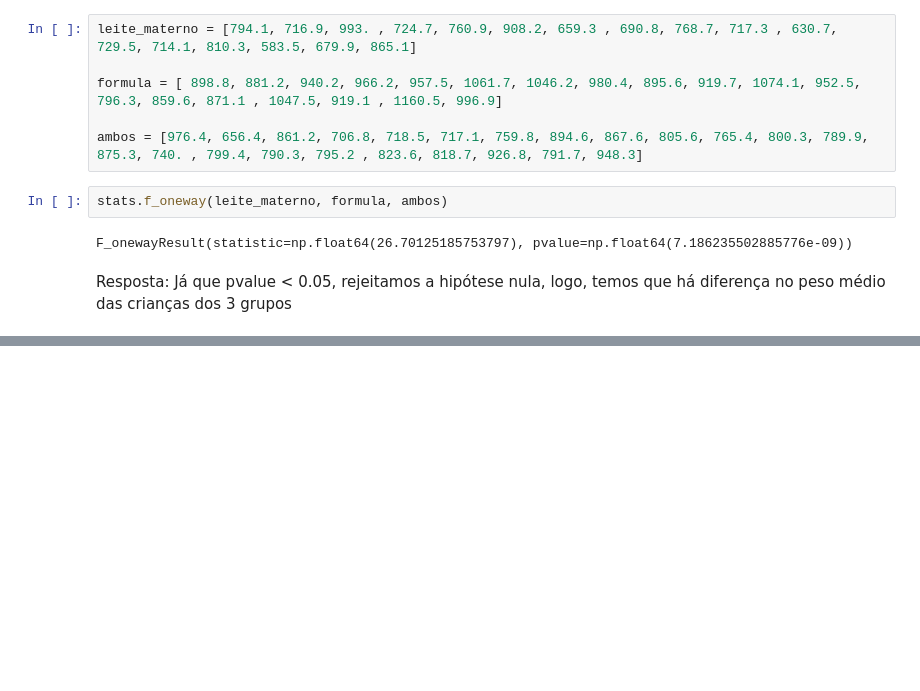
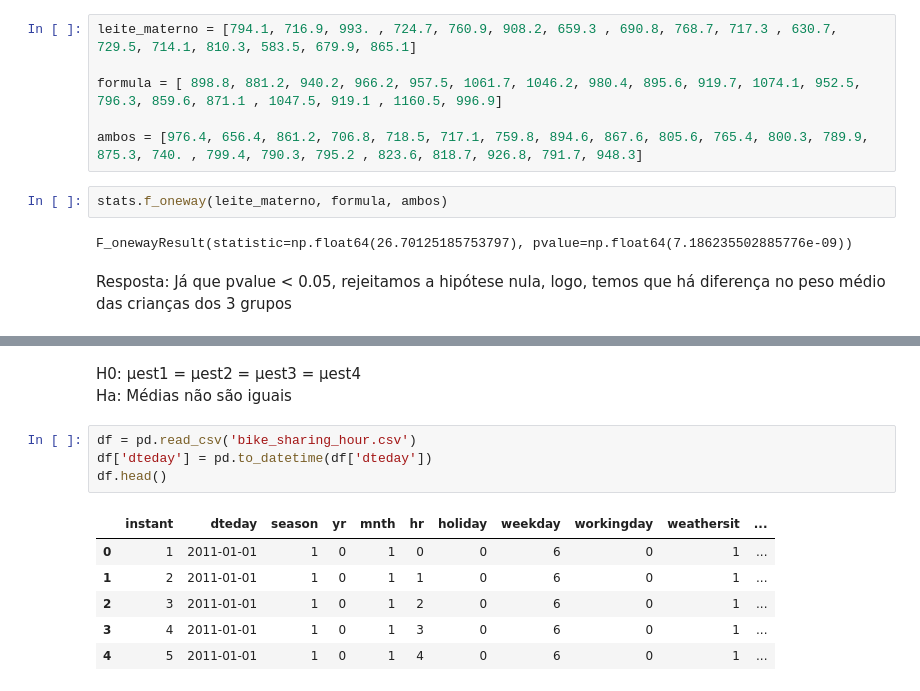
Before and after one commit to JoaoPedroGarciaTorezan/Met-Mat-An-lise-de-Dados, a Jupyter notebook: AnaliseCombinatoria/ANOVA/Aula22.ipynb, the cells around one changed output, grey strips where cells are left out. Drawn from its saved outputs; the diff is of its cells as text; blank space fills up the shorter version.

```diff
--- a/AnaliseCombinatoria/ANOVA/Aula22.ipynb
+++ b/AnaliseCombinatoria/ANOVA/Aula22.ipynb
@@ -128,0 +159,14 @@ Resposta: Já que pvalue < 0.05, rejeitamos a hipótese nula, logo, temos que h
+# %% [markdown]
+H0: μest1 = μest2 = μest3 = μest4 \
+Ha: Médias não são iguais
+# %%
+df = pd.read_csv('bike_sharing_hour.csv')
+df['dteday'] = pd.to_datetime(df['dteday'])
+df.head()
+# %% [output]
+|  | instant | dteday | season | yr | mnth | hr | holiday | weekday | workingday | weathersit | ... |
+| 0 | 1 | 2011-01-01 | 1 | 0 | 1 | 0 | 0 | 6 | 0 | 1 | ... |
+| 1 | 2 | 2011-01-01 | 1 | 0 | 1 | 1 | 0 | 6 | 0 | 1 | ... |
+| 2 | 3 | 2011-01-01 | 1 | 0 | 1 | 2 | 0 | 6 | 0 | 1 | ... |
+| 3 | 4 | 2011-01-01 | 1 | 0 | 1 | 3 | 0 | 6 | 0 | 1 | ... |
+| 4 | 5 | 2011-01-01 | 1 | 0 | 1 | 4 | 0 | 6 | 0 | 1 | ... |
```
Also changed, not shown: parts of 11 cells of this notebook, 1 other file.
